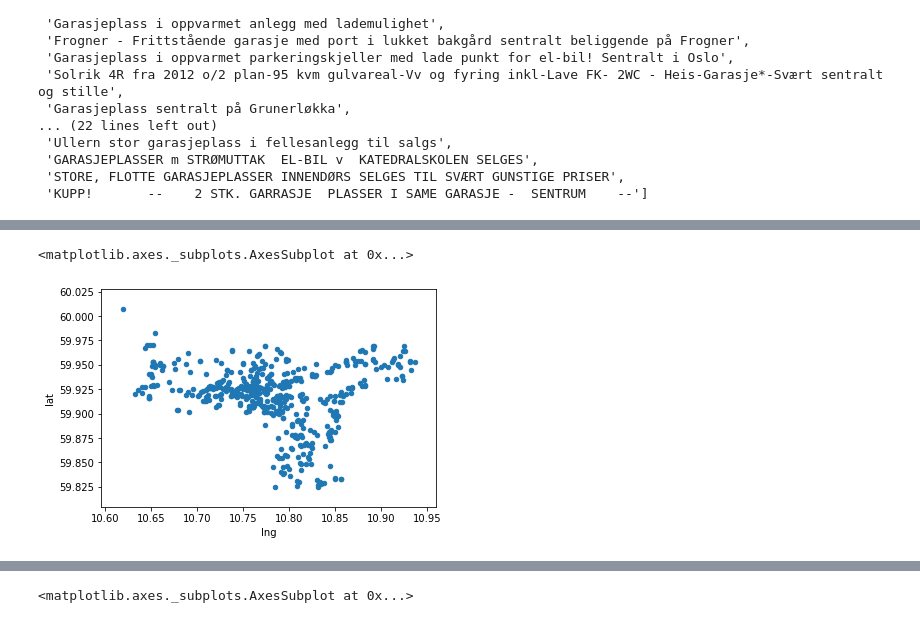
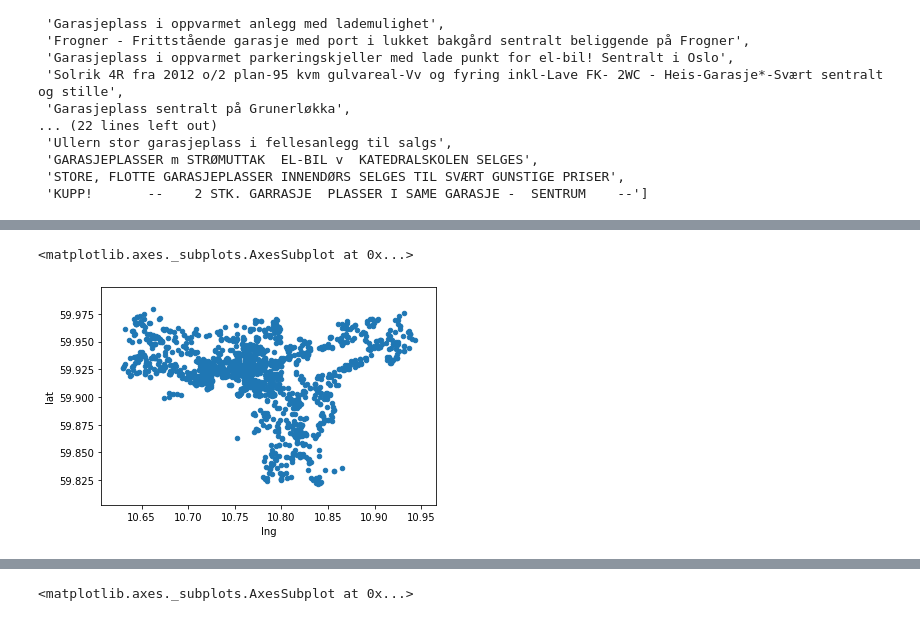
Before and after one commit to bergkvist/homes, a Jupyter notebook: scraper/Untitled.ipynb, the cells around one changed output, grey strips where cells are left out. Cells and saved outputs as stored; diff of their text form; code cells hidden in the pictures.

```diff
--- a/scraper/Untitled.ipynb
+++ b/scraper/Untitled.ipynb
@@ -243,6 +274,7 @@ Parser   : 1.45 s
 # %%
+df = df2
 df.plot(x='lng', y='lat', kind='scatter')
 # %% [output]
 <matplotlib.axes._subplots.AxesSubplot at 0x...>
-[figure, old version]
+[figure, new version]
 # %%
```
Also changed, not shown: parts of 11 cells of this notebook, 17 other files.
